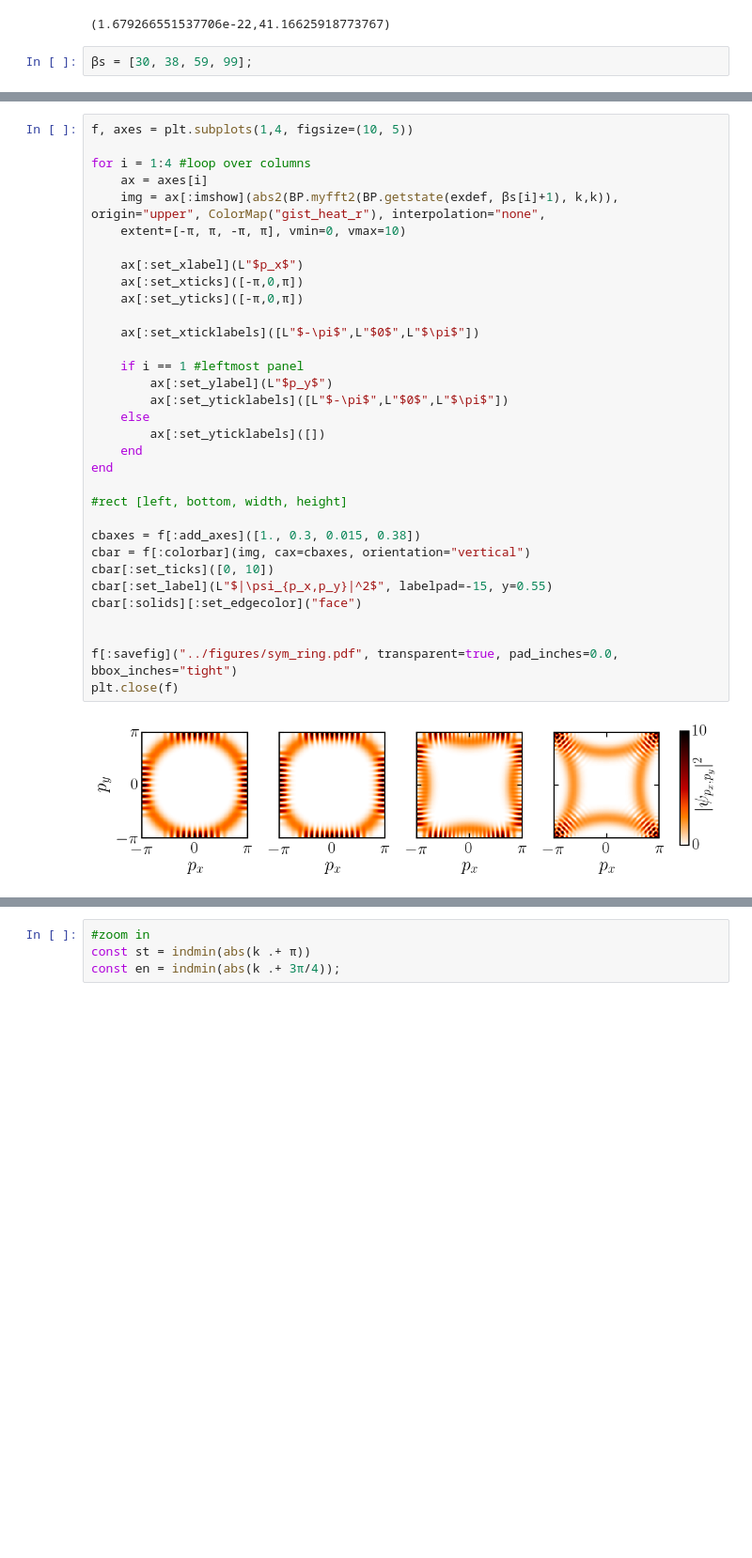
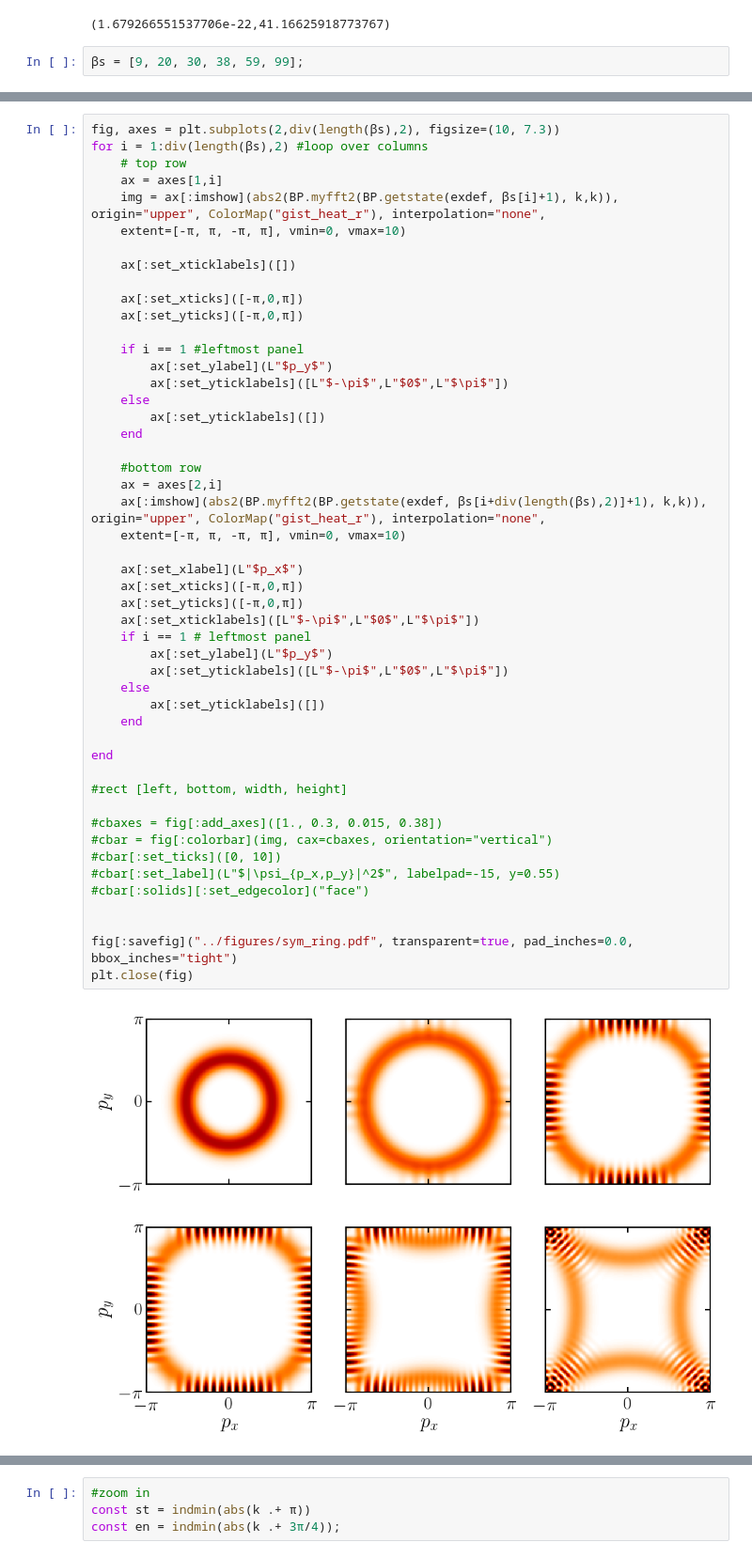
Before and after one commit to berceanu/topo-photon, a Jupyter notebook: anc/torus_edge.ipynb, the cells around one changed output, grey strips where cells are left out. Shown at 94% size. Cells and saved outputs as stored; diff of their text form; blank space fills up the shorter version.

```diff
--- a/anc/torus_edge.ipynb
+++ b/anc/torus_edge.ipynb
@@ -99,7 +99,7 @@ extrema(abs2(fft(state)))
 # %% [output]
 (1.679266551537706e-22,41.16625918773767)
 # %%
-βs = [30, 38, 59, 99];
+βs = [9, 20, 30, 38, 59, 99];
 # %%
 f, ax = plt.subplots(figsize=(10, 4))
 
@@ -124,38 +124,54 @@ plt.close(f)
 # %%
-f, axes = plt.subplots(1,4, figsize=(10, 5))
-
-for i = 1:4 #loop over columns
-    ax = axes[i]
+fig, axes = plt.subplots(2,div(length(βs),2), figsize=(10, 7.3))
+for i = 1:div(length(βs),2) #loop over columns
+    # top row
+    ax = axes[1,i]
     img = ax[:imshow](abs2(BP.myfft2(BP.getstate(exdef, βs[i]+1), k,k)), origin="upper", ColorMap("gist_heat_r"), interpolation="none",
     extent=[-π, π, -π, π], vmin=0, vmax=10)
 
-    ax[:set_xlabel](L"$p_x$")
+    ax[:set_xticklabels]([])
+
     ax[:set_xticks]([-π,0,π])
     ax[:set_yticks]([-π,0,π])
-
-    ax[:set_xticklabels]([L"$-\pi$",L"$0$",L"$\pi$"])
 
     if i == 1 #leftmost panel
         ax[:set_ylabel](L"$p_y$")
         ax[:set_yticklabels]([L"$-\pi$",L"$0$",L"$\pi$"])
     else
         ax[:set_yticklabels]([])
     end
+
+    #bottom row
+    ax = axes[2,i]
+    ax[:imshow](abs2(BP.myfft2(BP.getstate(exdef, βs[i+div(length(βs),2)]+1), k,k)), origin="upper", ColorMap("gist_heat_r"), interpolation="none",
+    extent=[-π, π, -π, π], vmin=0, vmax=10)
+
+    ax[:set_xlabel](L"$p_x$")
+    ax[:set_xticks]([-π,0,π])
+    ax[:set_yticks]([-π,0,π])
+    ax[:set_xticklabels]([L"$-\pi$",L"$0$",L"$\pi$"])
+    if i == 1 # leftmost panel
+        ax[:set_ylabel](L"$p_y$")
+        ax[:set_yticklabels]([L"$-\pi$",L"$0$",L"$\pi$"])
+    else
+        ax[:set_yticklabels]([])
+    end
+
 end
 
 #rect [left, bottom, width, height]
 
-cbaxes = f[:add_axes]([1., 0.3, 0.015, 0.38])
-cbar = f[:colorbar](img, cax=cbaxes, orientation="vertical")
-cbar[:set_ticks]([0, 10])
-cbar[:set_label](L"$|\psi_{p_x,p_y}|^2$", labelpad=-15, y=0.55)
-cbar[:solids][:set_edgecolor]("face")
+#cbaxes = fig[:add_axes]([1., 0.3, 0.015, 0.38])
+#cbar = fig[:colorbar](img, cax=cbaxes, orientation="vertical")
+#cbar[:set_ticks]([0, 10])
+#cbar[:set_label](L"$|\psi_{p_x,p_y}|^2$", labelpad=-15, y=0.55)
+#cbar[:solids][:set_edgecolor]("face")
 
 
-f[:savefig]("../figures/sym_ring.pdf", transparent=true, pad_inches=0.0, bbox_inches="tight")
-plt.close(f)
+fig[:savefig]("../figures/sym_ring.pdf", transparent=true, pad_inches=0.0, bbox_inches="tight")
+plt.close(fig)
 # %% [output]
-[figure, old version]
+[figure, new version]
 # %%
 βs
 # %% [output]
```
Also changed, not shown: parts of 11 cells of this notebook, 6 other files.
